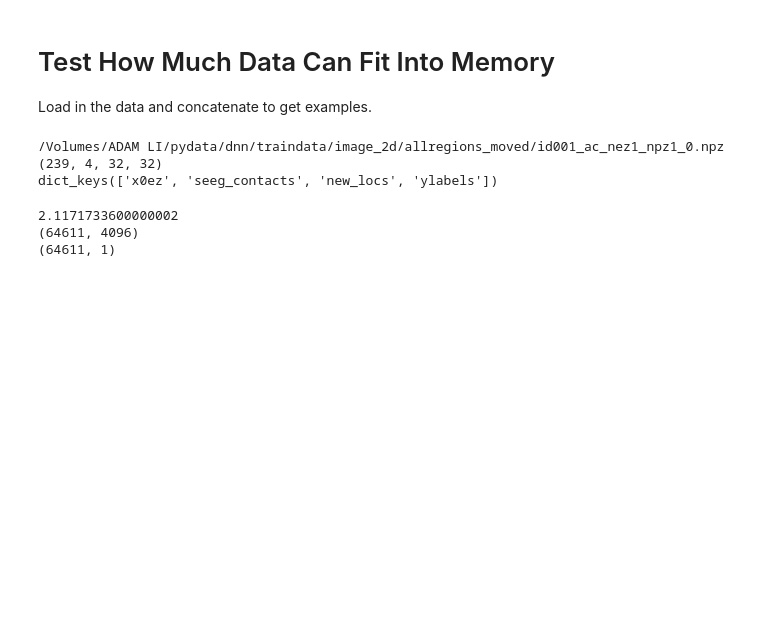
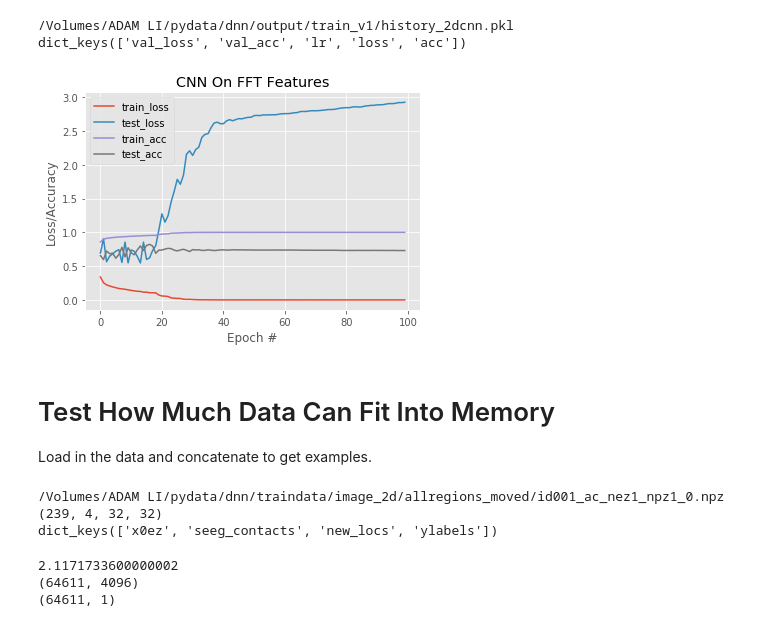
Before and after one commit to adam2392/dnn-unsupervised, a Jupyter notebook: dnn/Visualize Training Results.ipynb, the cells around one changed output. Saved outputs shown, nothing was run; the diff lists cells and outputs as text; code cells hidden in the pictures; blank space fills up the shorter version.

```diff
--- a/dnn/Visualize Training Results.ipynb
+++ b/dnn/Visualize Training Results.ipynb
@@ -98,3 +104,48 @@ In datadir there are this many training files:  0
+# %%
+expname = 'train_v1'
+# expname = '2dcnn_fragility'
+outputdatadir = os.path.join('/Volumes/ADAM LI/pydata/dnn/output/', expname)
+finalhistfile = os.path.join(outputdatadir, 'history_2dcnn.pkl')
+# %%
+print(finalhistfile)
+# hist = pickle.load(finalhistfile)
+H = np.load(finalhistfile)
+print(H.keys())
+# %% [output]
+/Volumes/ADAM LI/pydata/dnn/output/train_v1/history_2dcnn.pkl
+dict_keys(['val_loss', 'val_acc', 'lr', 'loss', 'acc'])
+# %%
+# # plot the training loss and accuracy
+# N = np.arange(0, len(H["loss"][0:15]))
+# plt.style.use("ggplot")
+# plt.figure()
+# plt.plot(N, H["loss"][0:15], label="train_loss")
+# plt.plot(N, H["val_loss"][0:15], label="test_loss")
+# plt.plot(N, H["acc"][0:15], label="train_acc")
+# plt.plot(N, H["val_acc"][0:15], label="test_acc")
+# plt.title("CNN On Network Fragility Features")
+# plt.xlabel("Epoch #")
+# plt.ylabel("Loss/Accuracy")
+# plt.legend()
+# plt.show()
+
+# plot the training loss and accuracy
+N = np.arange(0, len(H["loss"]))
+plt.style.use("ggplot")
+plt.figure()
+plt.plot(N, H["loss"], label="train_loss")
+plt.plot(N, H["val_loss"], label="test_loss")
+plt.plot(N, H["acc"], label="train_acc")
+plt.plot(N, H["val_acc"], label="test_acc")
+plt.title("CNN On FFT Features")
+plt.xlabel("Epoch #")
+plt.ylabel("Loss/Accuracy")
+plt.legend()
+plt.show()
+
+# print(model.summary())
+# %% [output]
+[figure, added]
 # %% [markdown]
 # Test How Much Data Can Fit Into Memory
 
```
Also changed, not shown: parts of 8 cells of this notebook, 1 other file.
